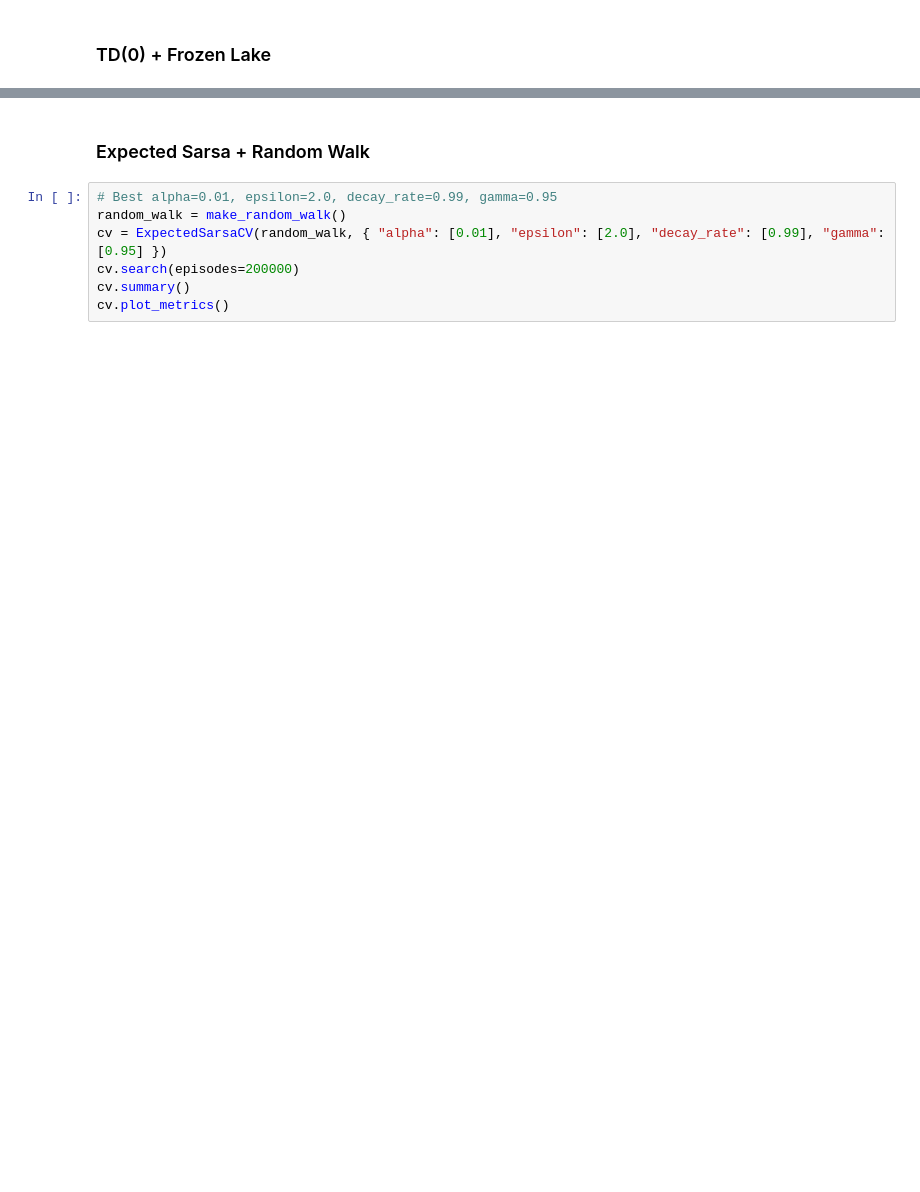
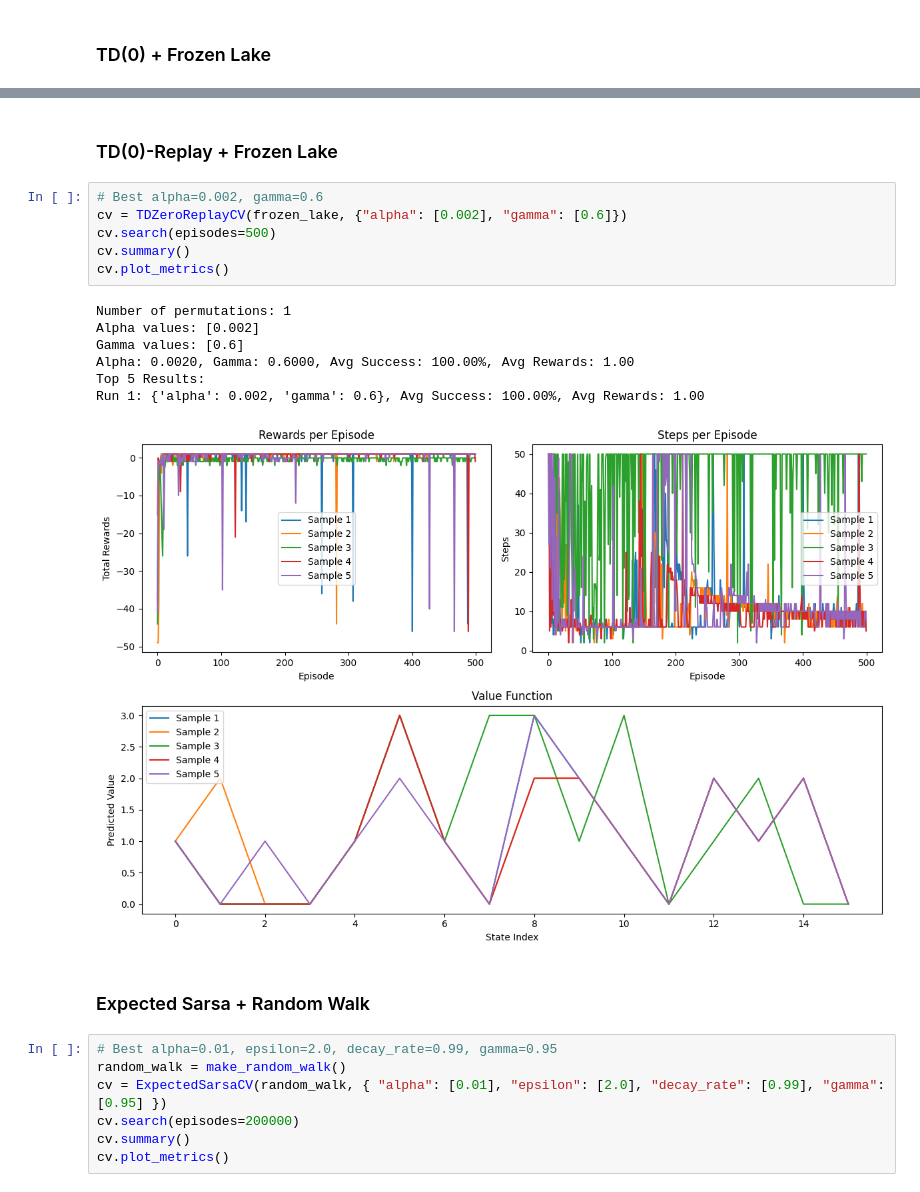
Before and after one commit to pre63/temporal-difference, a Jupyter notebook: notebook.ipynb, the cells around one changed output, grey strips where cells are left out. Drawn from its saved outputs; the diff is of its cells as text; blank space fills up the shorter version.

```diff
--- a/notebook.ipynb
+++ b/notebook.ipynb
@@ -60,3 +74,19 @@ Run 1: {'alpha': 0.003, 'gamma': 0.2}, Avg Success: 0.00%, Avg Rewards: -0.00
+# %% [markdown]
+### TD(0)-Replay + Frozen Lake
+# %%
+# Best alpha=0.002, gamma=0.6
+cv = TDZeroReplayCV(frozen_lake, {"alpha": [0.002], "gamma": [0.6]})
+cv.search(episodes=500)
+cv.summary()
+cv.plot_metrics()
+# %% [output]
+Number of permutations: 1
+Alpha values: [0.002]
+Gamma values: [0.6]
+Alpha: 0.0020, Gamma: 0.6000, Avg Success: 100.00%, Avg Rewards: 1.00
+Top 5 Results:
+Run 1: {'alpha': 0.002, 'gamma': 0.6}, Avg Success: 100.00%, Avg Rewards: 1.00
+[figure, added]
 # %% [markdown]
 ### Expected Sarsa + Random Walk
 # %%
```
Also changed, not shown: parts of 11 cells of this notebook, 8 other files.
